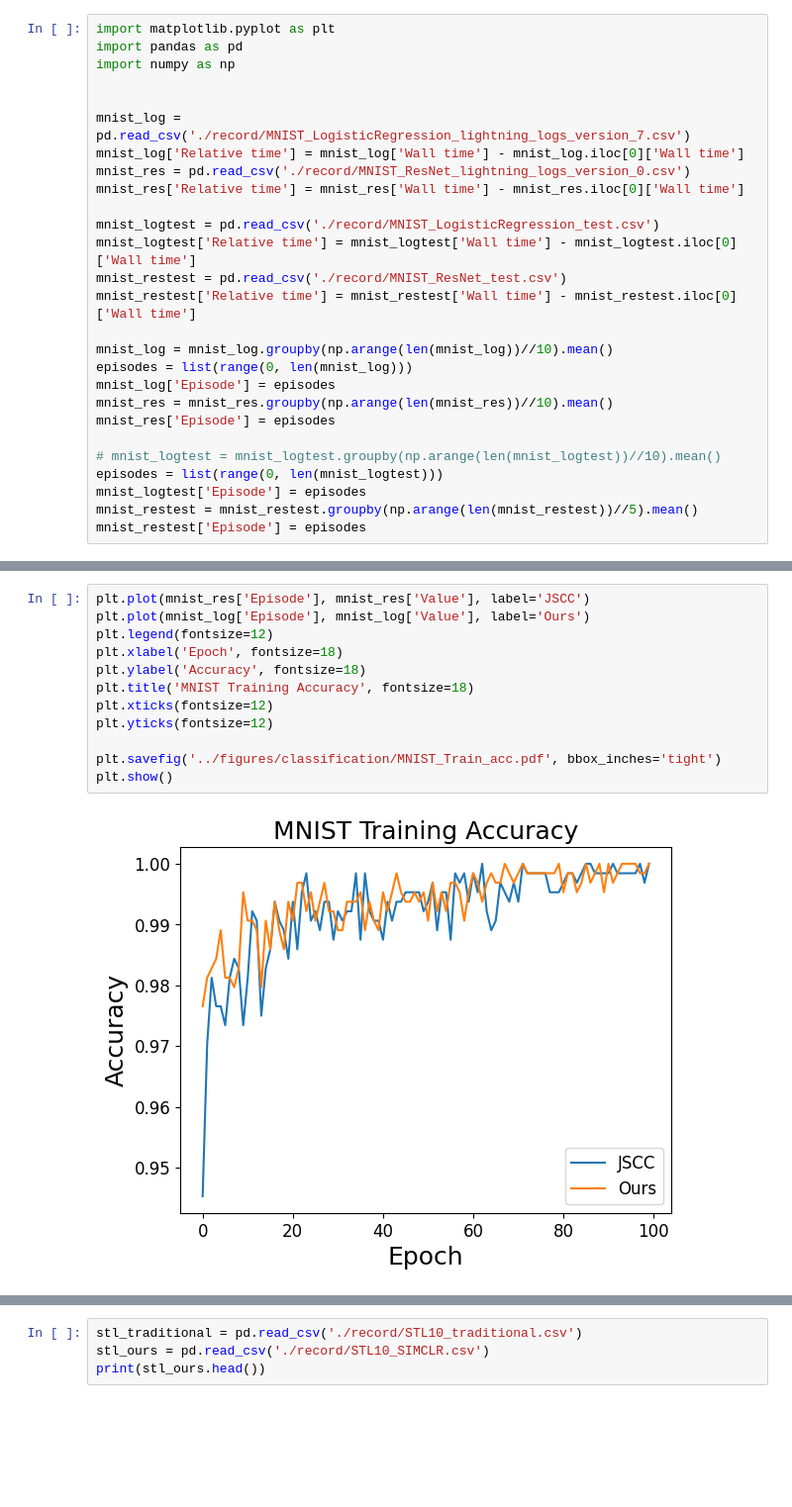
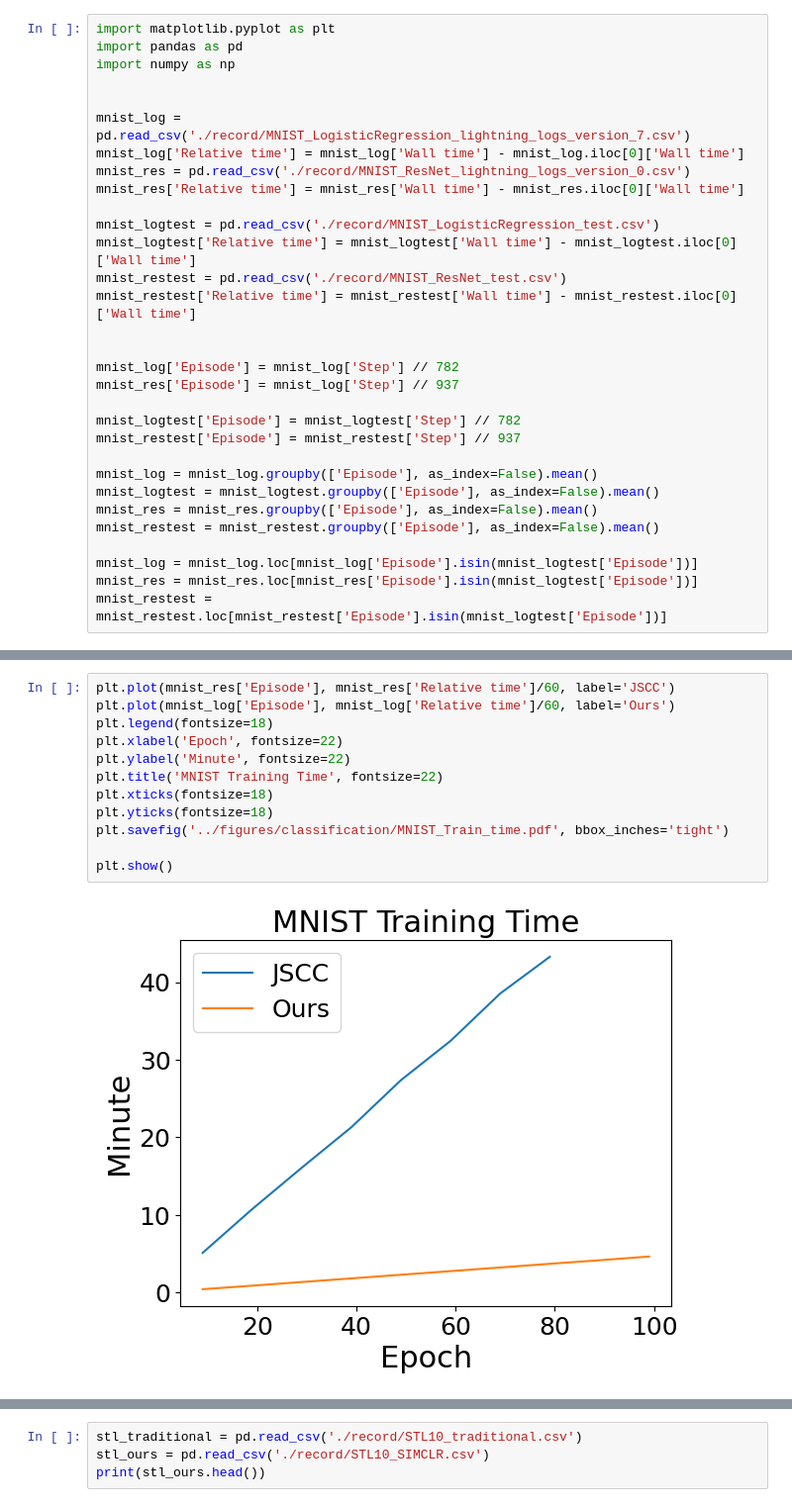
Before and after one commit to hiepvo01/Semantic, a Jupyter notebook: results/test.ipynb, the cells around one changed output, grey strips where cells are left out. Shown at 99% size. Cells and saved outputs as stored; diff of their text form; blank space fills up the shorter version.

```diff
--- a/results/test.ipynb
+++ b/results/test.ipynb
@@ -19,14 +19,18 @@ mnist_logtest['Relative time'] = mnist_logtest['Wall time'] - mnist_logtest.iloc
 mnist_restest = pd.read_csv('./record/MNIST_ResNet_test.csv')
 mnist_restest['Relative time'] = mnist_restest['Wall time'] - mnist_restest.iloc[0]['Wall time']
 
-mnist_log = mnist_log.groupby(np.arange(len(mnist_log))//10).mean()
-episodes = list(range(0, len(mnist_log)))
-mnist_log['Episode'] = episodes
-mnist_res = mnist_res.groupby(np.arange(len(mnist_res))//10).mean()
-mnist_res['Episode'] = episodes
 
-# mnist_logtest = mnist_logtest.groupby(np.arange(len(mnist_logtest))//10).mean()
-episodes = list(range(0, len(mnist_logtest)))
-mnist_logtest['Episode'] = episodes
-mnist_restest = mnist_restest.groupby(np.arange(len(mnist_restest))//5).mean()
-mnist_restest['Episode'] = episodes
+mnist_log['Episode'] = mnist_log['Step'] // 782
+mnist_res['Episode'] = mnist_log['Step'] // 937
+
+mnist_logtest['Episode'] = mnist_logtest['Step'] // 782
+mnist_restest['Episode'] = mnist_restest['Step'] // 937
+
+mnist_log = mnist_log.groupby(['Episode'], as_index=False).mean()
+mnist_logtest = mnist_logtest.groupby(['Episode'], as_index=False).mean()
+mnist_res = mnist_res.groupby(['Episode'], as_index=False).mean()
+mnist_restest = mnist_restest.groupby(['Episode'], as_index=False).mean()
+
+mnist_log = mnist_log.loc[mnist_log['Episode'].isin(mnist_logtest['Episode'])]
+mnist_res = mnist_res.loc[mnist_res['Episode'].isin(mnist_logtest['Episode'])]
+mnist_restest = mnist_restest.loc[mnist_restest['Episode'].isin(mnist_logtest['Episode'])]
@@ -33,14 +54,14 @@ mnist_restest['Episode'] = episodes
 # %%
-plt.plot(mnist_res['Episode'], mnist_res['Value'], label='JSCC')
-plt.plot(mnist_log['Episode'], mnist_log['Value'], label='Ours')
-plt.legend(fontsize=12)
-plt.xlabel('Epoch', fontsize=18)
-plt.ylabel('Accuracy', fontsize=18)
-plt.title('MNIST Training Accuracy', fontsize=18)
-plt.xticks(fontsize=12)
-plt.yticks(fontsize=12)
+plt.plot(mnist_res['Episode'], mnist_res['Relative time']/60, label='JSCC')
+plt.plot(mnist_log['Episode'], mnist_log['Relative time']/60, label='Ours')
+plt.legend(fontsize=18)
+plt.xlabel('Epoch', fontsize=22)
+plt.ylabel('Minute', fontsize=22)
+plt.title('MNIST Training Time', fontsize=22)
+plt.xticks(fontsize=18)
+plt.yticks(fontsize=18)
+plt.savefig('../figures/classification/MNIST_Train_time.pdf', bbox_inches='tight')
 
-plt.savefig('../figures/classification/MNIST_Train_acc.pdf', bbox_inches='tight')
 plt.show()
 # %% [output]
-[figure, old version]
+[figure, new version]
```
Also changed, not shown: parts of 19 cells of this notebook, 31 other files.
